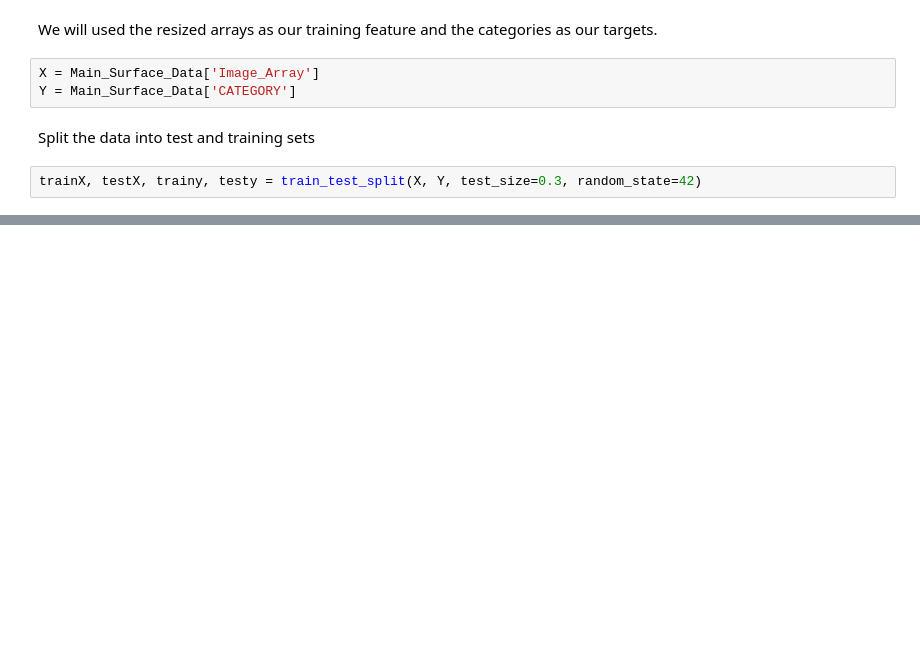
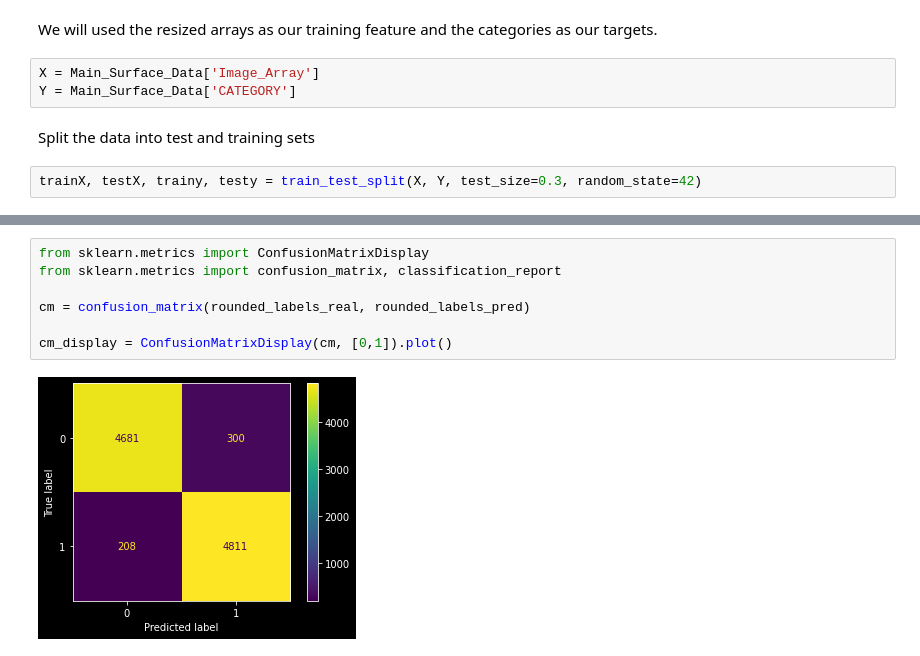
Before and after one commit to qBraid/BMW_Challenge, a Jupyter notebook: QNN.ipynb, the cells around one changed output, grey strips where cells are left out. Saved outputs shown, nothing was run; the diff lists cells and outputs as text; blank space fills up the shorter version.

```diff
--- a/QNN.ipynb
+++ b/QNN.ipynb
@@ -244,0 +384,9 @@ trainy
+# %%
+from sklearn.metrics import ConfusionMatrixDisplay
+from sklearn.metrics import confusion_matrix, classification_report
+
+cm = confusion_matrix(rounded_labels_real, rounded_labels_pred)
+
+cm_display = ConfusionMatrixDisplay(cm, [0,1]).plot()
+# %% [output]
+[figure, added]
```
Also changed, not shown: parts of 27 cells of this notebook, 3 other files.
